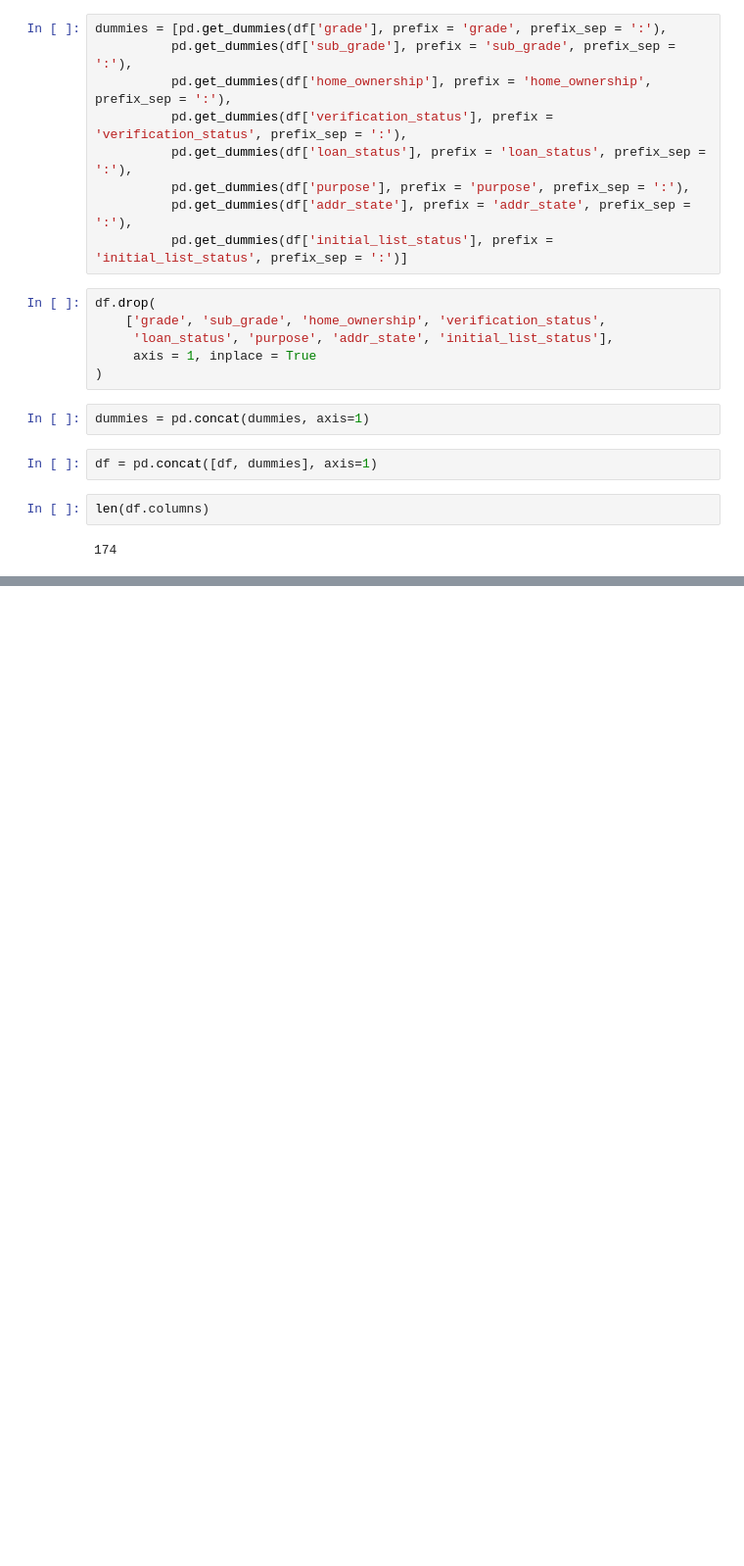
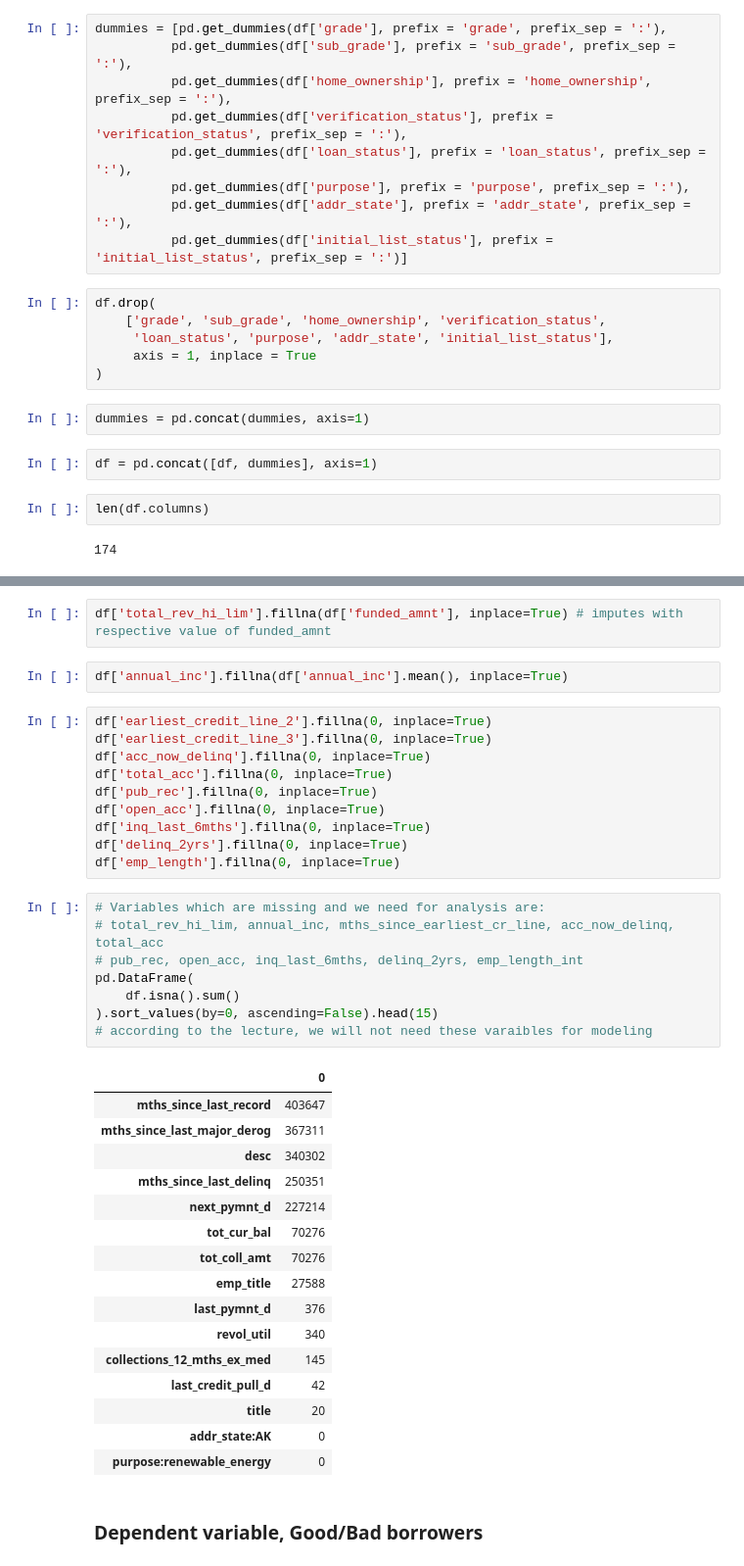
Before and after one commit to EmilSeyfullayev/Credit_Risk_Modeling_in_Python, a Jupyter notebook: General_processing.ipynb, the cells around one changed output, grey strips where cells are left out. Shown at 98% size. Drawn from its saved outputs; the diff is of its cells as text; blank space fills up the shorter version.

```diff
--- a/General_processing.ipynb
+++ b/General_processing.ipynb
@@ -427,0 +429,41 @@ len(df.columns)
+# %%
+df['total_rev_hi_lim'].fillna(df['funded_amnt'], inplace=True) # imputes with respective value of funded_amnt
+# %%
+df['annual_inc'].fillna(df['annual_inc'].mean(), inplace=True)
+# %%
+df['earliest_credit_line_2'].fillna(0, inplace=True)
+df['earliest_credit_line_3'].fillna(0, inplace=True)
+df['acc_now_delinq'].fillna(0, inplace=True)
+df['total_acc'].fillna(0, inplace=True)
+df['pub_rec'].fillna(0, inplace=True)
+df['open_acc'].fillna(0, inplace=True)
+df['inq_last_6mths'].fillna(0, inplace=True)
+df['delinq_2yrs'].fillna(0, inplace=True)
+df['emp_length'].fillna(0, inplace=True)
+# %%
+# Variables which are missing and we need for analysis are:
+# total_rev_hi_lim, annual_inc, mths_since_earliest_cr_line, acc_now_delinq, total_acc
+# pub_rec, open_acc, inq_last_6mths, delinq_2yrs, emp_length_int
+pd.DataFrame(
+    df.isna().sum()
+).sort_values(by=0, ascending=False).head(15)
+# according to the lecture, we will not need these varaibles for modeling
+# %% [output]
+|  | 0 |
+| mths_since_last_record | 403647 |
+| mths_since_last_major_derog | 367311 |
+| desc | 340302 |
+| mths_since_last_delinq | 250351 |
+| next_pymnt_d | 227214 |
+| tot_cur_bal | 70276 |
+| tot_coll_amt | 70276 |
+| emp_title | 27588 |
+| last_pymnt_d | 376 |
+| revol_util | 340 |
+| collections_12_mths_ex_med | 145 |
+| last_credit_pull_d | 42 |
+| title | 20 |
+| addr_state:AK | 0 |
+| purpose:renewable_energy | 0 |
+# %% [markdown]
+### Dependent variable, Good/Bad borrowers
```
Also changed, not shown: parts of 4 cells of this notebook.
